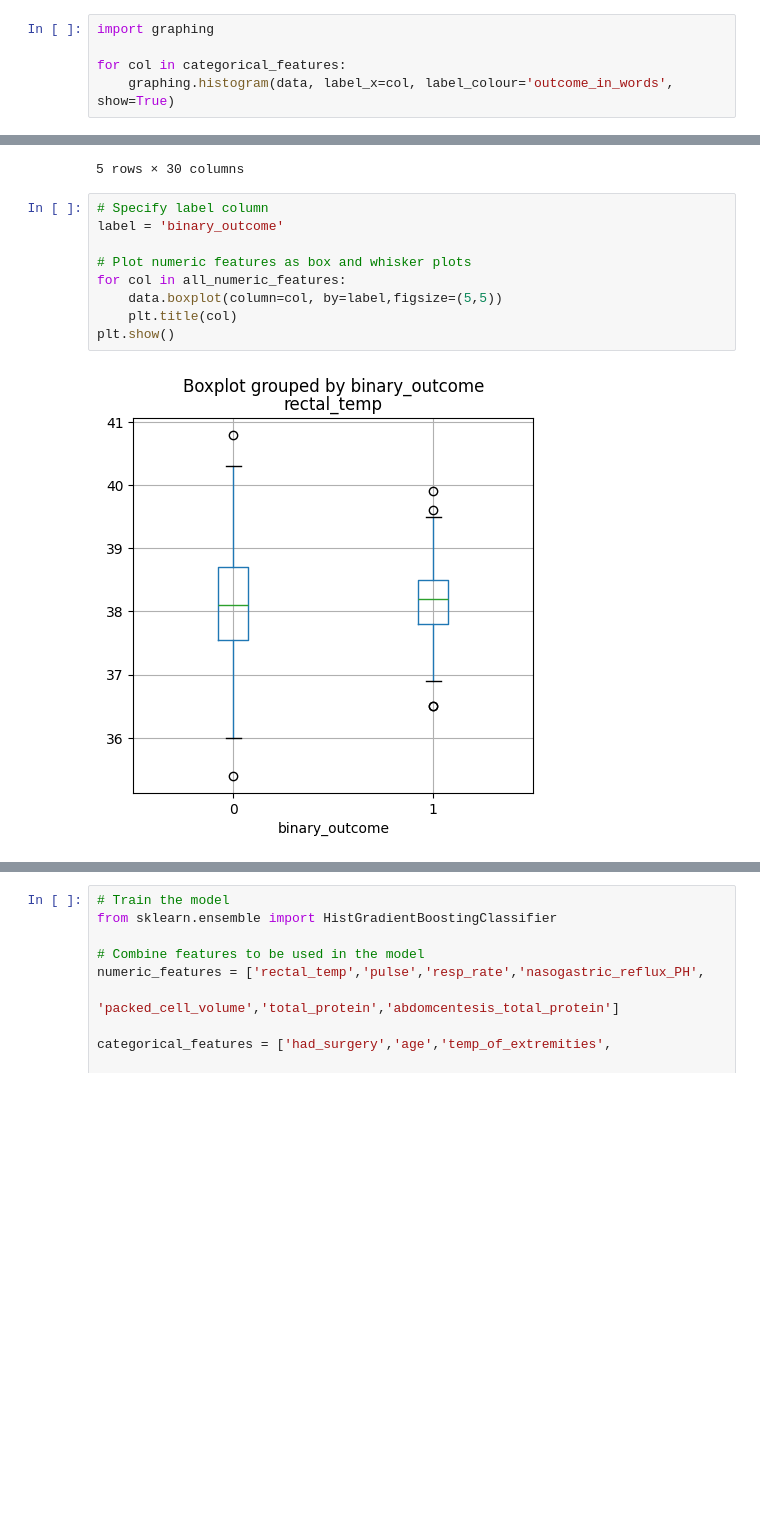
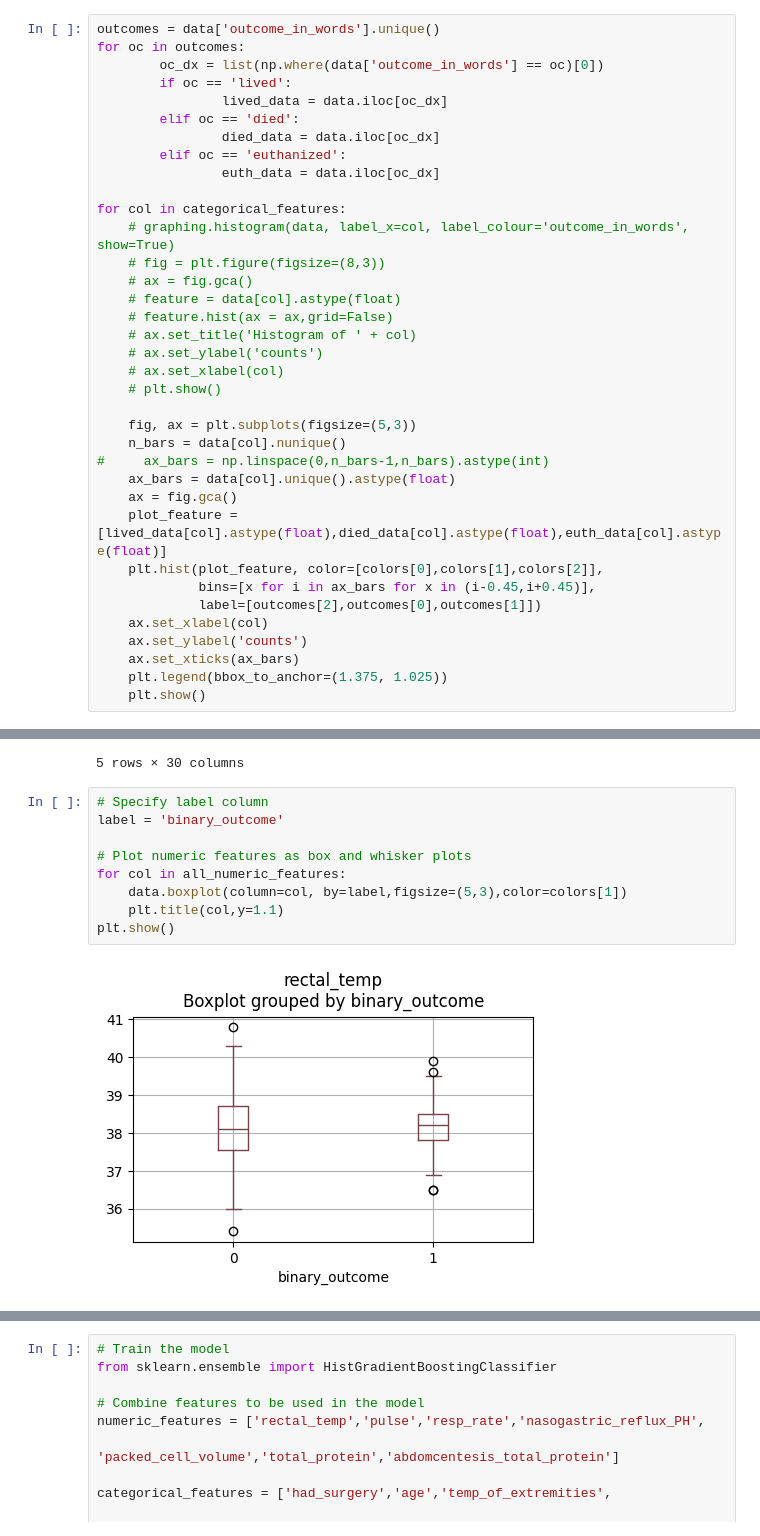
Before and after one commit to csharp14/horse-colic-project, a Jupyter notebook: ColicAnalysis.ipynb, the cells around one changed output, grey strips where cells are left out. Saved outputs shown, nothing was run; the diff lists cells and outputs as text; blank space fills up the shorter version.

```diff
--- a/ColicAnalysis.ipynb
+++ b/ColicAnalysis.ipynb
@@ -138,5 +157,36 @@ plt.show()
-# %%
-import graphing
-
-for col in categorical_features:
-    graphing.histogram(data, label_x=col, label_colour='outcome_in_words', show=True)
+# %%
+outcomes = data['outcome_in_words'].unique()
+for oc in outcomes:
+        oc_dx = list(np.where(data['outcome_in_words'] == oc)[0])
+        if oc == 'lived':
+                lived_data = data.iloc[oc_dx]
+        elif oc == 'died':
+                died_data = data.iloc[oc_dx]
+        elif oc == 'euthanized':
+                euth_data = data.iloc[oc_dx]
+
+for col in categorical_features:
+    # graphing.histogram(data, label_x=col, label_colour='outcome_in_words', show=True)
+    # fig = plt.figure(figsize=(8,3))
+    # ax = fig.gca()
+    # feature = data[col].astype(float)
+    # feature.hist(ax = ax,grid=False)
+    # ax.set_title('Histogram of ' + col)
+    # ax.set_ylabel('counts')
+    # ax.set_xlabel(col)
+    # plt.show()
+
+    fig, ax = plt.subplots(figsize=(5,3))
+    n_bars = data[col].nunique()
+#     ax_bars = np.linspace(0,n_bars-1,n_bars).astype(int)
+    ax_bars = data[col].unique().astype(float)
+    ax = fig.gca()
+    plot_feature = [lived_data[col].astype(float),died_data[col].astype(float),euth_data[col].astype(float)]
+    plt.hist(plot_feature, color=[colors[0],colors[1],colors[2]],
+             bins=[x for i in ax_bars for x in (i-0.45,i+0.45)],
+             label=[outcomes[2],outcomes[0],outcomes[1]])
+    ax.set_xlabel(col)
+    ax.set_ylabel('counts')
+    ax.set_xticks(ax_bars)
+    plt.legend(bbox_to_anchor=(1.375, 1.025))
+    plt.show()
@@ -168,11 +221,11 @@ data.head()
 # %%
 # Specify label column
 label = 'binary_outcome'
 
 # Plot numeric features as box and whisker plots
 for col in all_numeric_features:
-    data.boxplot(column=col, by=label,figsize=(5,5))
-    plt.title(col)
+    data.boxplot(column=col, by=label,figsize=(5,3),color=colors[1])
+    plt.title(col,y=1.1)
 plt.show()
 # %% [output]
-[figure, old version]
+[figure, new version]
```
Also changed, not shown: parts of 8 cells of this notebook, 1 other file.
